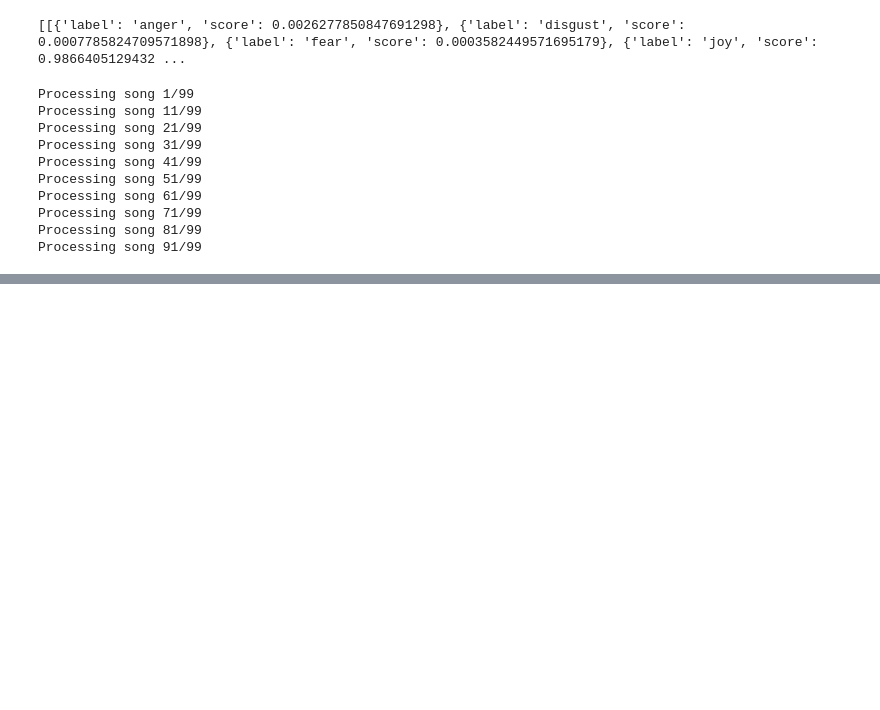
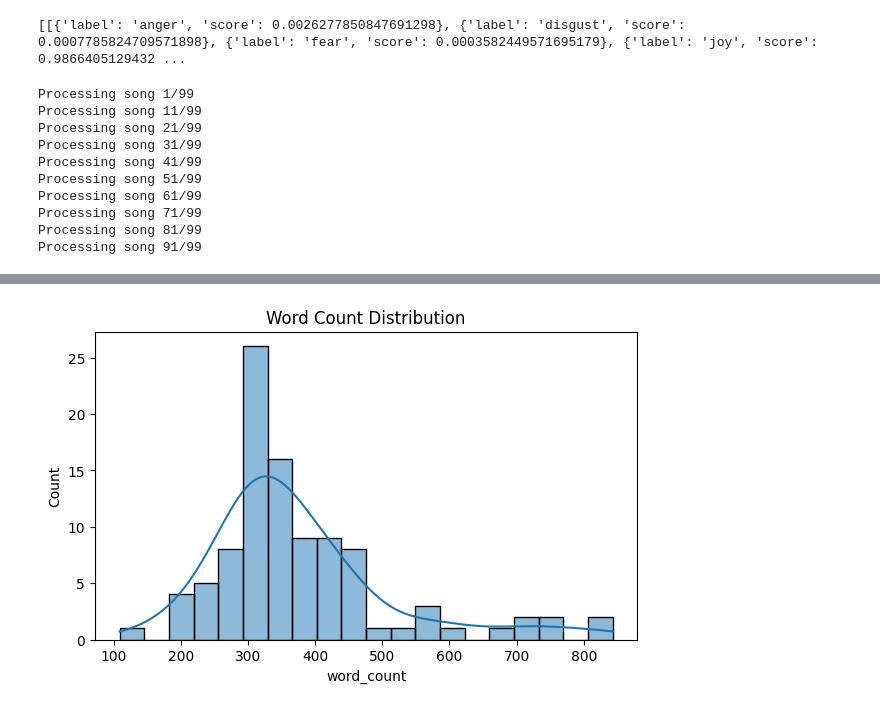
Before and after one commit to dumburger3/Lyric-Sentiment-Popularity, a Jupyter notebook: notebooks/2-data_clean_wrangle_EDA.ipynb, the cells around one changed output, grey strips where cells are left out. Cells and saved outputs as stored; diff of their text form; code cells hidden in the pictures; blank space fills up the shorter version.

```diff
--- a/notebooks/2-data_clean_wrangle_EDA.ipynb
+++ b/notebooks/2-data_clean_wrangle_EDA.ipynb
@@ -247,0 +281,8 @@ data
+# %%
+plt.figure(figsize=(7, 4))
+
+sns.histplot(df['word_count'], bins=20, kde=True)
+plt.title('Word Count Distribution')
+plt.show()
+# %% [output]
+[figure, added]
```
Also changed, not shown: parts of 11 cells of this notebook.
